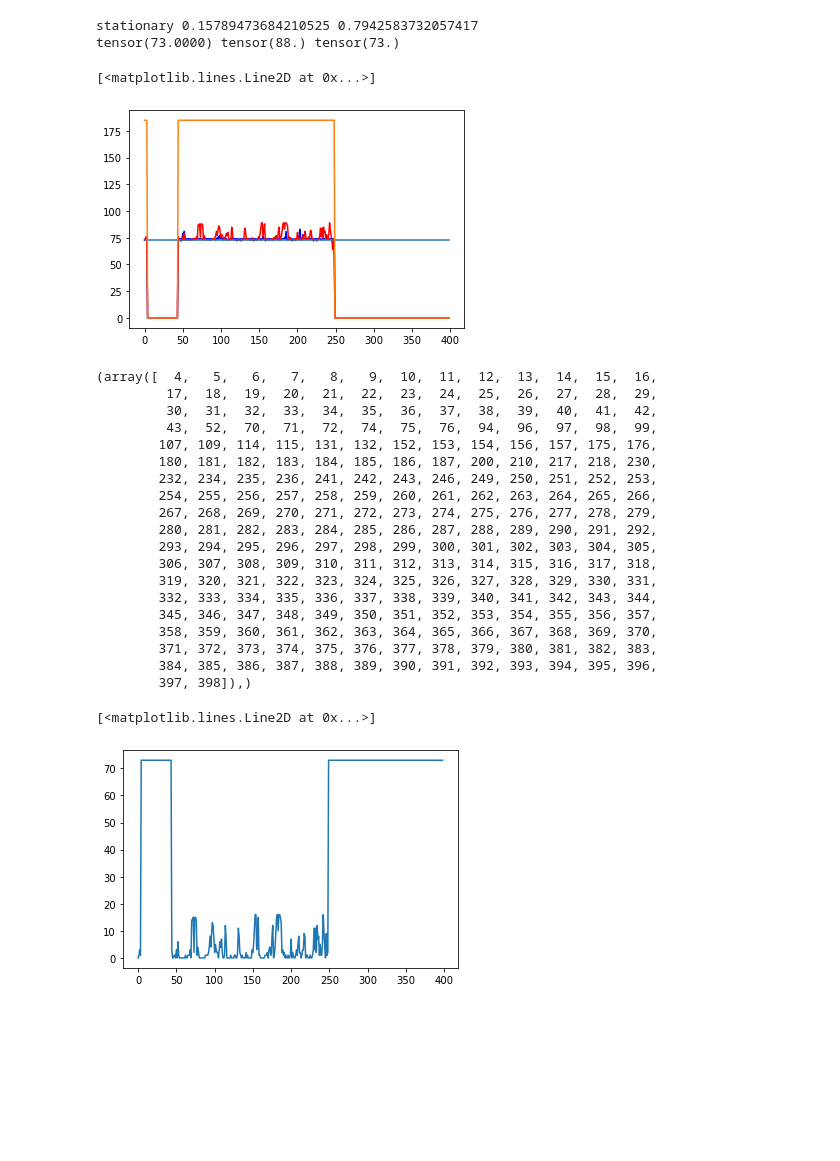
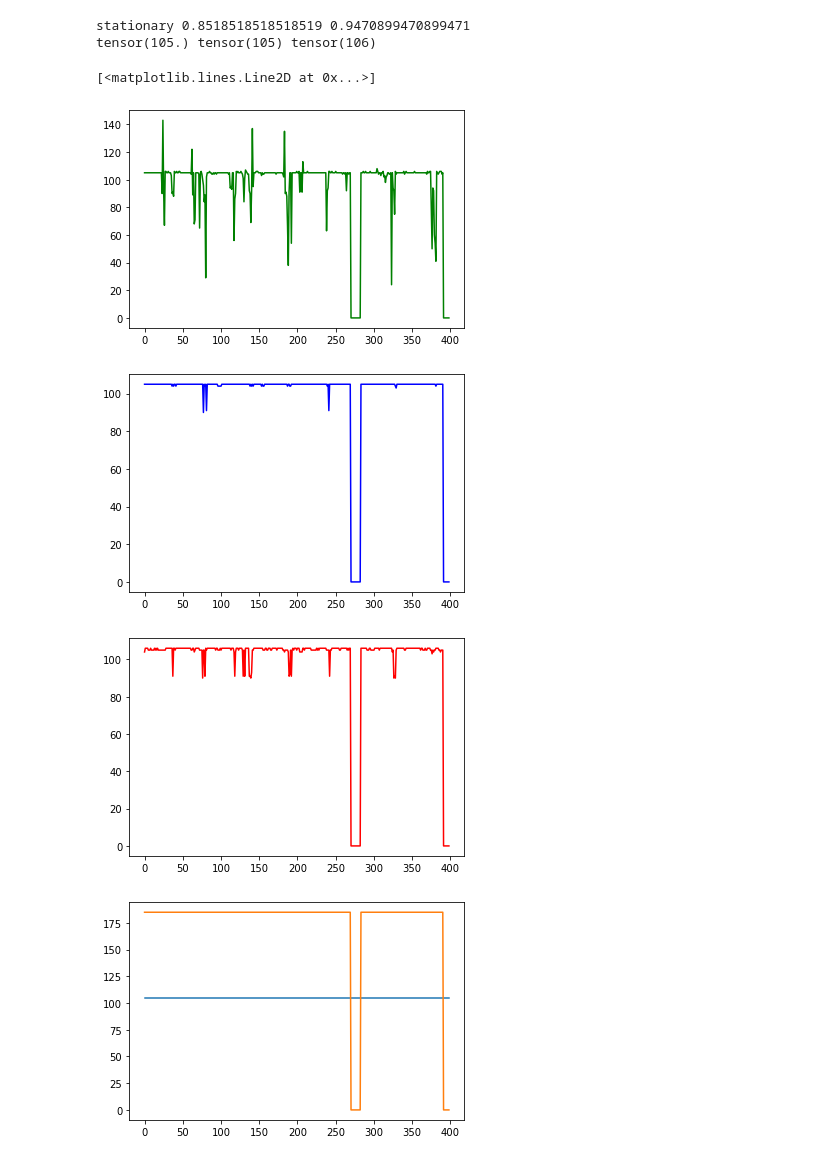
Before and after one commit to ssnani/Code, a Jupyter notebook: blk_doa.ipynb, the cells around one changed output. Saved outputs shown, nothing was run; the diff lists cells and outputs as text; code cells hidden in the pictures; blank space fills up the shorter version.

```diff
--- a/blk_doa.ipynb
+++ b/blk_doa.ipynb
@@ -262,17 +273,17 @@ np.array(tgt_blk_vals)-np.array(mvng_est_blk_vals), np.array(tgt_blk_vals)-np.ar
 #Rigorours doa analysis
 import torch
 import numpy as np
-batch_idx = 4
-tol = 5.0
+batch_idx = 0
+tol = 7.5
 euclid_dist=True
 
 dataset_condition = "reverb"
 dataset_dtype = "stationary"
 app_str = f'{batch_idx}'
-t60=1.0
+t60=0.61
 
 #info =torch.load(f'../signals/real_rirs_dbg/doa_{batch_idx}_{t60}_dp_t60_0_train_MIMO_RI.pt', map_location=torch.device('cpu')) #tr_s_test_{dataset_dtype}_{dataset_condition}_{t60}doa_{app_str}.pt')
-info =torch.load(f'../signals/simu_rirs_dbg/doa_{t60}_{batch_idx}_tol_{tol}deg_euclid_{euclid_dist}_rir_dp_t60_0_train_MIMO_RI_PD_mag_compression.pt', map_location=torch.device('cpu')) #tr_s_test_{dataset_dtype}_{dataset_condition}_{t60}doa_{app_str}.pt')
+info =torch.load(f'../signals/real_rirs_dbg/doa_{t60}_{batch_idx}_tol_{tol}deg_euclid_{euclid_dist}_4mic_rir_dp_t60_0_train_MIMO_RI_PD_mag_compression.pt', map_location=torch.device('cpu')) #tr_s_test_{dataset_dtype}_{dataset_condition}_{t60}doa_{app_str}.pt')
 #(mix_f_doa, mix_f_vals, mix_sig_vad, mix_utt_doa, mix_utt_sum) = info['mix']
 #(tgt_f_doa, tgt_f_vals, tgt_sig_vad, tgt_utt_doa, tgt_utt_sum) = info['tgt']
 #(est_f_doa, est_f_vals, est_sig_vad, est_utt_doa, est_utt_sum) = info['est']
@@ -281,8 +292,8 @@ info =torch.load(f'../signals/simu_rirs_dbg/doa_{t60}_{batch_idx}_tol_{tol}deg_e
 #ref_f_doa[0]
 
 (mix_f_doa, mix_f_vals, mix_utt_doa) = info['mix']
-(tgt_f_doa, tgt_f_vals, tgt_sig_vad, tgt_utt_doa, tgt_unweighted_freq_vals, tgt_freq_vals) = info['tgt']
-(est_f_doa, est_f_vals, est_utt_doa, est_unweighted_freq_vals, est_freq_vals) = info['est']
+(tgt_f_doa, tgt_f_vals, tgt_sig_vad, tgt_utt_doa) = info['tgt']  #, tgt_unweighted_freq_vals, tgt_freq_vals
+(est_f_doa, est_f_vals, est_utt_doa) = info['est'] #, est_unweighted_freq_vals, est_freq_vals
 
 doa = info['doa']
 ref_f_doa = torch.rad2deg(doa[:,:,-1])[0,:mix_f_doa.shape[0]]
@@ -306,44 +317,27 @@ tgt_blk_vad = blk_vad(tgt_sig_vad, blk_size)
 print(dataset_dtype, mix_frm_Acc, est_frm_Acc) #, mix_Acc, est_Acc)
 print(ref_f_doa[0], mix_utt_doa, est_utt_doa)
 # %% [output]
-stationary 0.15789473684210525 0.7942583732057417
-tensor(73.0000) tensor(88.) tensor(73.)
+stationary 0.8518518518518519 0.9470899470899471
+tensor(105.) tensor(105) tensor(106)
 # %%
-#plt.plot(mix_f_doa,'g')
+plt.plot(mix_f_doa,'g')
+plt.figure()
 plt.plot(tgt_f_doa,'b')
+plt.figure()
 plt.plot(est_f_doa,'r')
+plt.figure()
 plt.plot(ref_f_doa)
 plt.plot(np.array(tgt_sig_vad)*185)
 # %% [output]
 [<matplotlib.lines.Line2D at 0x...>]
-[figure, old version]
+[figure, new version]
+[figure, added]
+[figure, added]
+[figure, added]
 # %%
 np.where(np.abs(est_f_doa-ref_f_doa)>5)
-# %% [output]
-(array([  4,   5,   6,   7,   8,   9,  10,  11,  12,  13,  14,  15,  16,
-         17,  18,  19,  20,  21,  22,  23,  24,  25,  26,  27,  28,  29,
-         30,  31,  32,  33,  34,  35,  36,  37,  38,  39,  40,  41,  42,
-         43,  52,  70,  71,  72,  74,  75,  76,  94,  96,  97,  98,  99,
-        107, 109, 114, 115, 131, 132, 152, 153, 154, 156, 157, 175, 176,
-        180, 181, 182, 183, 184, 185, 186, 187, 200, 210, 217, 218, 230,
-        232, 234, 235, 236, 241, 242, 243, 246, 249, 250, 251, 252, 253,
-        254, 255, 256, 257, 258, 259, 260, 261, 262, 263, 264, 265, 266,
-        267, 268, 269, 270, 271, 272, 273, 274, 275, 276, 277, 278, 279,
-        280, 281, 282, 283, 284, 285, 286, 287, 288, 289, 290, 291, 292,
-        293, 294, 295, 296, 297, 298, 299, 300, 301, 302, 303, 304, 305,
-        306, 307, 308, 309, 310, 311, 312, 313, 314, 315, 316, 317, 318,
-        319, 320, 321, 322, 323, 324, 325, 326, 327, 328, 329, 330, 331,
-        332, 333, 334, 335, 336, 337, 338, 339, 340, 341, 342, 343, 344,
-        345, 346, 347, 348, 349, 350, 351, 352, 353, 354, 355, 356, 357,
-        358, 359, 360, 361, 362, 363, 364, 365, 366, 367, 368, 369, 370,
-        371, 372, 373, 374, 375, 376, 377, 378, 379, 380, 381, 382, 383,
-        384, 385, 386, 387, 388, 389, 390, 391, 392, 393, 394, 395, 396,
-        397, 398]),)
 # %%
 plt.plot(np.abs(est_f_doa-ref_f_doa))
-# %% [output]
-[<matplotlib.lines.Line2D at 0x...>]
-[figure, removed]
 # %%
 tgt_freq_vals[0].shape
 # %%
```
Also changed, not shown: parts of 7 cells of this notebook, 9 other files.
